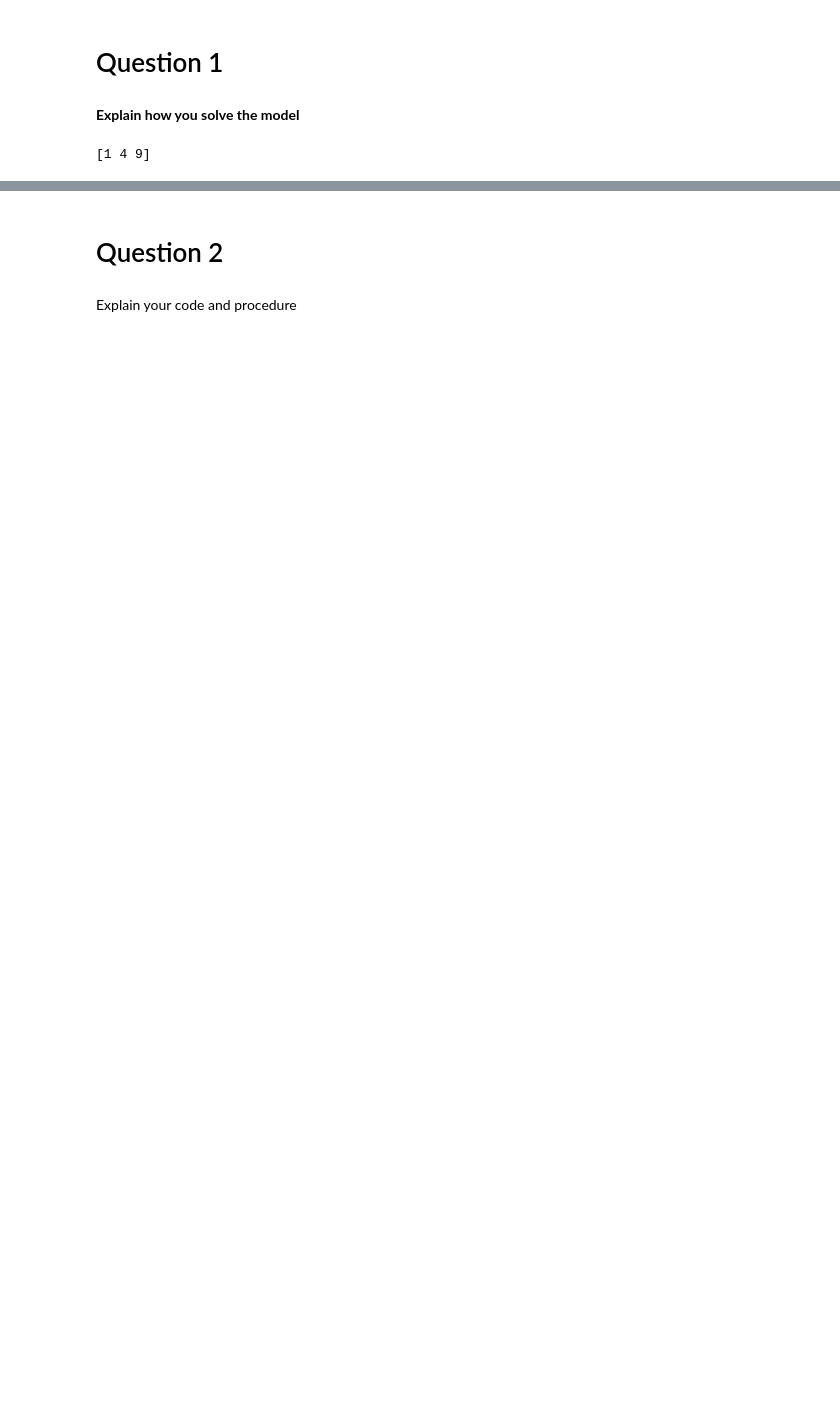
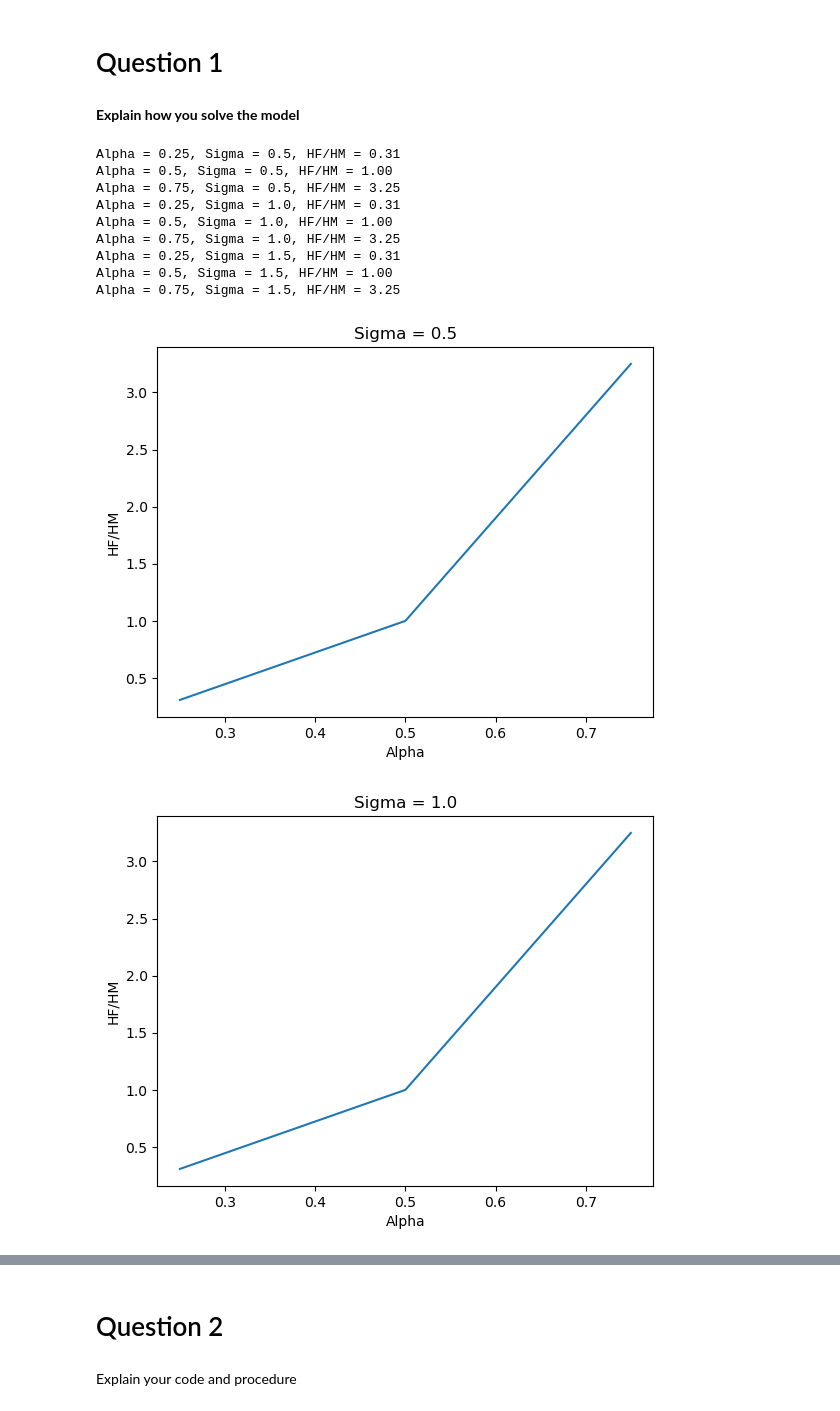
Before and after one commit to NumEconCopenhagen/projects-2023-mmj, a Jupyter notebook: inauguralproject/inauguralproject.ipynb, the cells around one changed output, grey strips where cells are left out. Saved outputs shown, nothing was run; the diff lists cells and outputs as text; code cells hidden in the pictures; blank space fills up the shorter version.

```diff
--- a/inauguralproject/inauguralproject.ipynb
+++ b/inauguralproject/inauguralproject.ipynb
@@ -20,11 +25,66 @@ import inauguralproject
 # Question 1
 # %% [markdown]
 **Explain how you solve the model**
-# %%
-# code for solving the model (remember documentation and comments)
-
-a = np.array([1,2,3])
-b = inauguralproject.square(a)
-print(b)
-# %% [output]
-[1 4 9]
+# %%
+# Make arrays of alpha and sigma parameters
+alphas = np.array([0.25, 0.5, 0.75])
+sigmas = np.array([0.5, 1.0, 1.5])
+
+# Make array of the ratio between HF and HM and filling it with zeros
+HFactor = np.zeros(9)
+
+# Make array for the alphas and it with zeros
+A = np.zeros(9)
+
+# Make an instance of the household model class
+HH = HHModel()
+
+# Loop over sigmas and alphas
+i = 0
+for sigma in sigmas:
+    for alpha in alphas:
+        HH.par.alpha = alpha
+        HH.par.sigma = sigma
+        result = HH.solve_discrete() # Call the discrete solve method
+        HFactor[i] = result.HF/result.HM # Calculate home work ratio for male and female
+        A[i] = alpha # Save alpha value for the plots
+        print(f"Alpha = {alpha}, Sigma = {sigma}, HF/HM = {HFactor[i]:.2f}") # Print the input and result
+        i += 1
+
+# Create three plots showing how the home work ratio varies with alpha for the different sigma values
+plt.figure()
+plt.plot(A[0:3],HFactor[0:3])
+plt.xlabel("Alpha")
+plt.ylabel("HF/HM")
+plt.title("Sigma = 0.5")
+plt.show()
+
+
+plt.figure()
+plt.plot(A[3:6],HFactor[3:6])
+plt.xlabel("Alpha")
+plt.ylabel("HF/HM")
+plt.title("Sigma = 1.0")
+plt.show()
+
+
+plt.figure()
+plt.plot(A[6:9],HFactor[6:9])
+plt.xlabel("Alpha")
+plt.ylabel("HF/HM")
+plt.title("Sigma = 1.5")
+plt.show()
+# The plot does not change for the different sigma values, and therefore we can
+# conclude that the work at home ratio only varies with alpha
+# %% [output]
+Alpha = 0.25, Sigma = 0.5, HF/HM = 0.31
+Alpha = 0.5, Sigma = 0.5, HF/HM = 1.00
+Alpha = 0.75, Sigma = 0.5, HF/HM = 3.25
+Alpha = 0.25, Sigma = 1.0, HF/HM = 0.31
+Alpha = 0.5, Sigma = 1.0, HF/HM = 1.00
+Alpha = 0.75, Sigma = 1.0, HF/HM = 3.25
+Alpha = 0.25, Sigma = 1.5, HF/HM = 0.31
+Alpha = 0.5, Sigma = 1.5, HF/HM = 1.00
+Alpha = 0.75, Sigma = 1.5, HF/HM = 3.25
+[figure, added]
+[figure, added]
```
Also changed, not shown: parts of 4 cells of this notebook.
